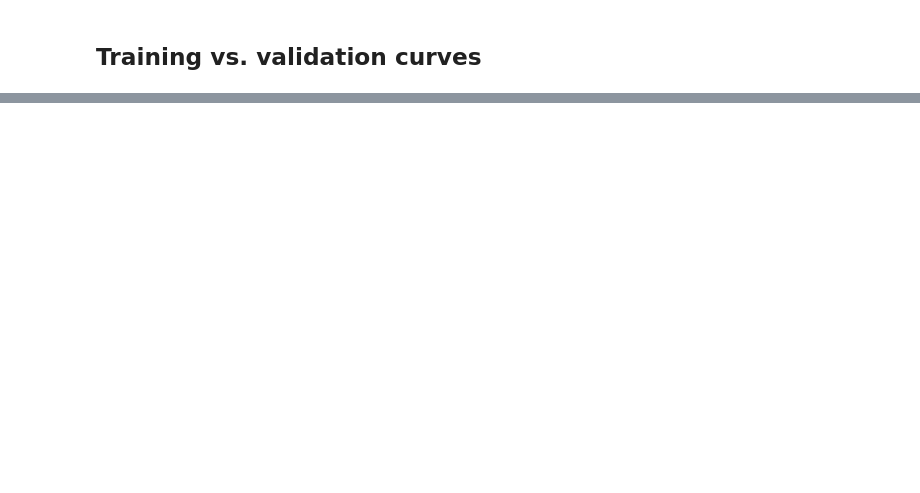
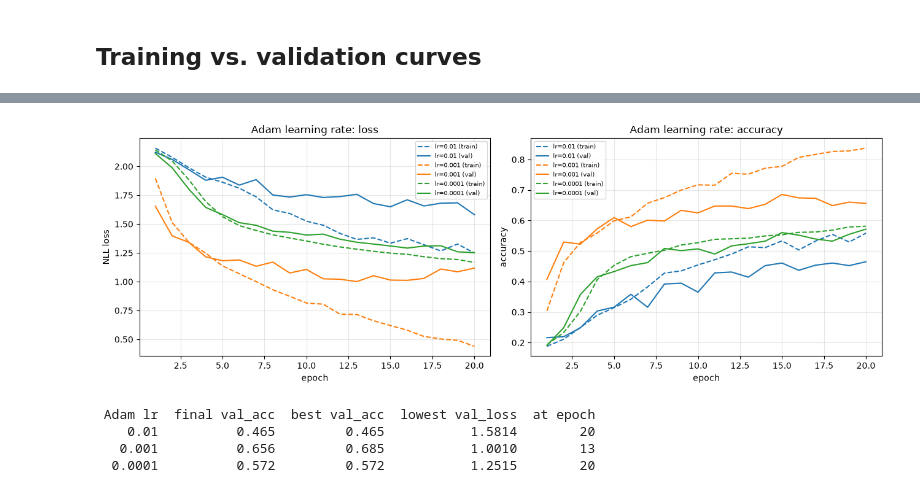
Before and after one commit to UmeshaJayakody/NeuralWave_EN3150_A03, a Jupyter notebook: optimizer_tuning.ipynb, the cells around one changed output, grey strips where cells are left out. Saved outputs shown, nothing was run; the diff lists cells and outputs as text; code cells hidden in the pictures; blank space fills up the shorter version.

```diff
--- a/optimizer_tuning.ipynb
+++ b/optimizer_tuning.ipynb
@@ -85,0 +92,13 @@ Adam                            0.654         0.683      9.12
+# %%
+sweep_lrs = [1e-2, 1e-3, 1e-4]
+lr_results = {1e-3: results["Adam"]}
+
+for lr in sweep_lrs:
+    if lr in lr_results:
+        continue
+    print(f"\n=== Adam (lr={lr:g}) ===")
+    set_seed()  # same starting weights as every other run
+    model = ModelA()
+    optimizer = torch.optim.Adam(model.parameters(), lr=lr)
+    history, avg_epoch_time = train_model(model, train_loader, val_loader, optimizer, epochs=EPOCHS)
+    lr_results[lr] = {"history": history, "avg_epoch_time": avg_epoch_time}
@@ -86,3 +123,31 @@ Adam                            0.654         0.683      9.12
+# %%
+fig, axes = plt.subplots(1, 2, figsize=(13, 4.5))
+for lr in sweep_lrs:
+    h = lr_results[lr]["history"]
+    line, = axes[0].plot(epochs_range, h["train_loss"], linestyle="--", label=f"lr={lr:g} (train)")
+    axes[0].plot(epochs_range, h["val_loss"], color=line.get_color(), label=f"lr={lr:g} (val)")
+    axes[1].plot(epochs_range, h["train_acc"], linestyle="--", color=line.get_color(), label=f"lr={lr:g} (train)")
+    axes[1].plot(epochs_range, h["val_acc"], color=line.get_color(), label=f"lr={lr:g} (val)")
+
+axes[0].set_title("Adam learning rate: loss"); axes[0].set_xlabel("epoch"); axes[0].set_ylabel("NLL loss")
+axes[1].set_title("Adam learning rate: accuracy"); axes[1].set_xlabel("epoch"); axes[1].set_ylabel("accuracy")
+for ax in axes:
+    ax.legend(fontsize=7)
+    ax.grid(alpha=0.3)
+plt.tight_layout()
+plt.show()
+
+print(f"{'Adam lr':>8s} {'final val_acc':>14s} {'best val_acc':>13s} {'lowest val_loss':>16s} {'at epoch':>9s}")
+for lr in sweep_lrs:
+    h = lr_results[lr]["history"]
+    best_epoch = min(range(EPOCHS), key=lambda e: h["val_loss"][e])
+    print(f"{lr:8g} {h['val_acc'][-1]:14.3f} {max(h['val_acc']):13.3f} {h['val_loss'][best_epoch]:16.4f} {best_epoch + 1:9d}")
+# %% [output]
+[figure, added]
+ Adam lr  final val_acc  best val_acc  lowest val_loss  at epoch
+    0.01          0.465         0.465           1.5814        20
+   0.001          0.656         0.685           1.0010        13
+  0.0001          0.572         0.572           1.2515        20
 # %% [markdown]
 ## Analysis
 
```
Also changed, not shown: parts of 7 cells of this notebook, 6 other files.
